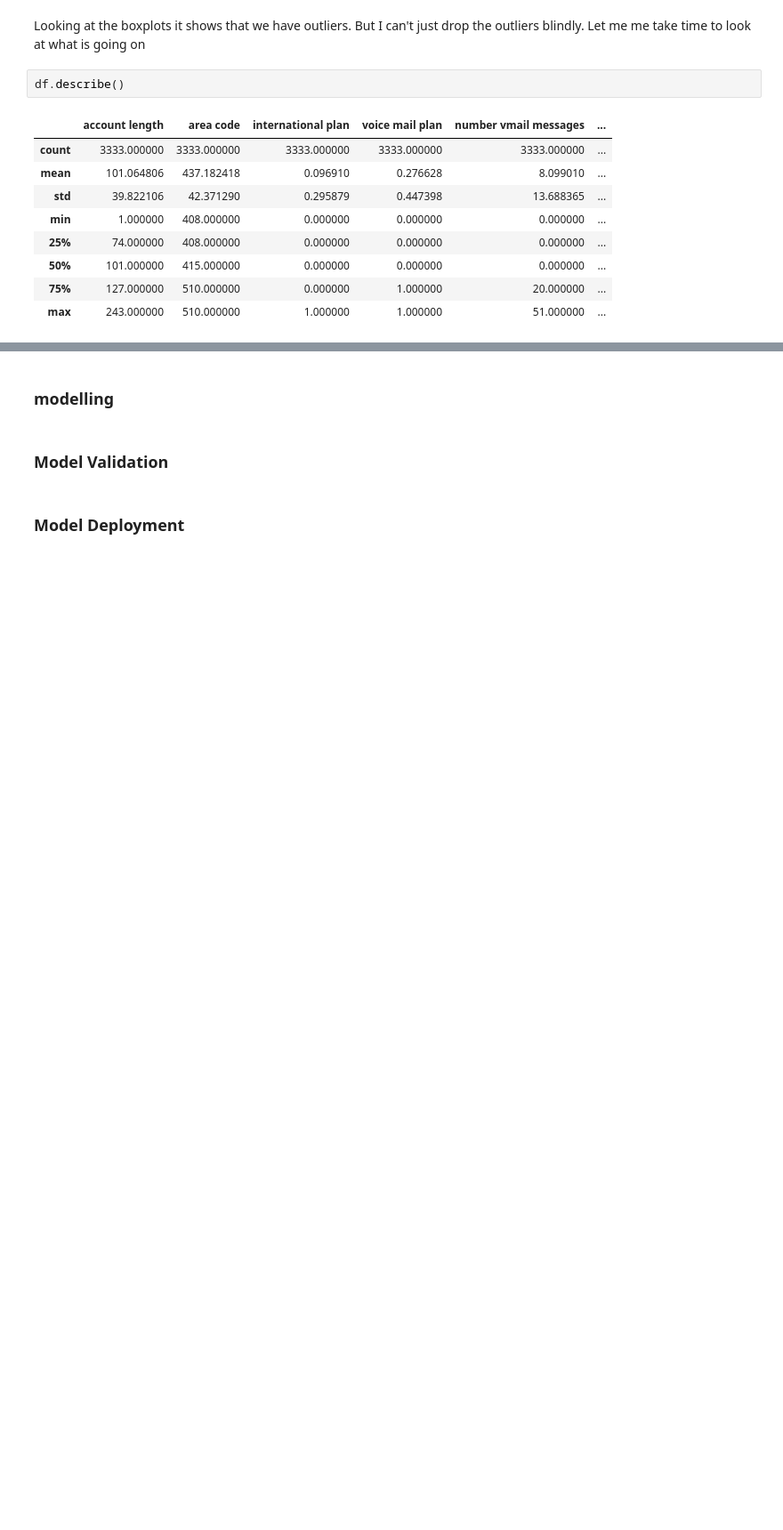
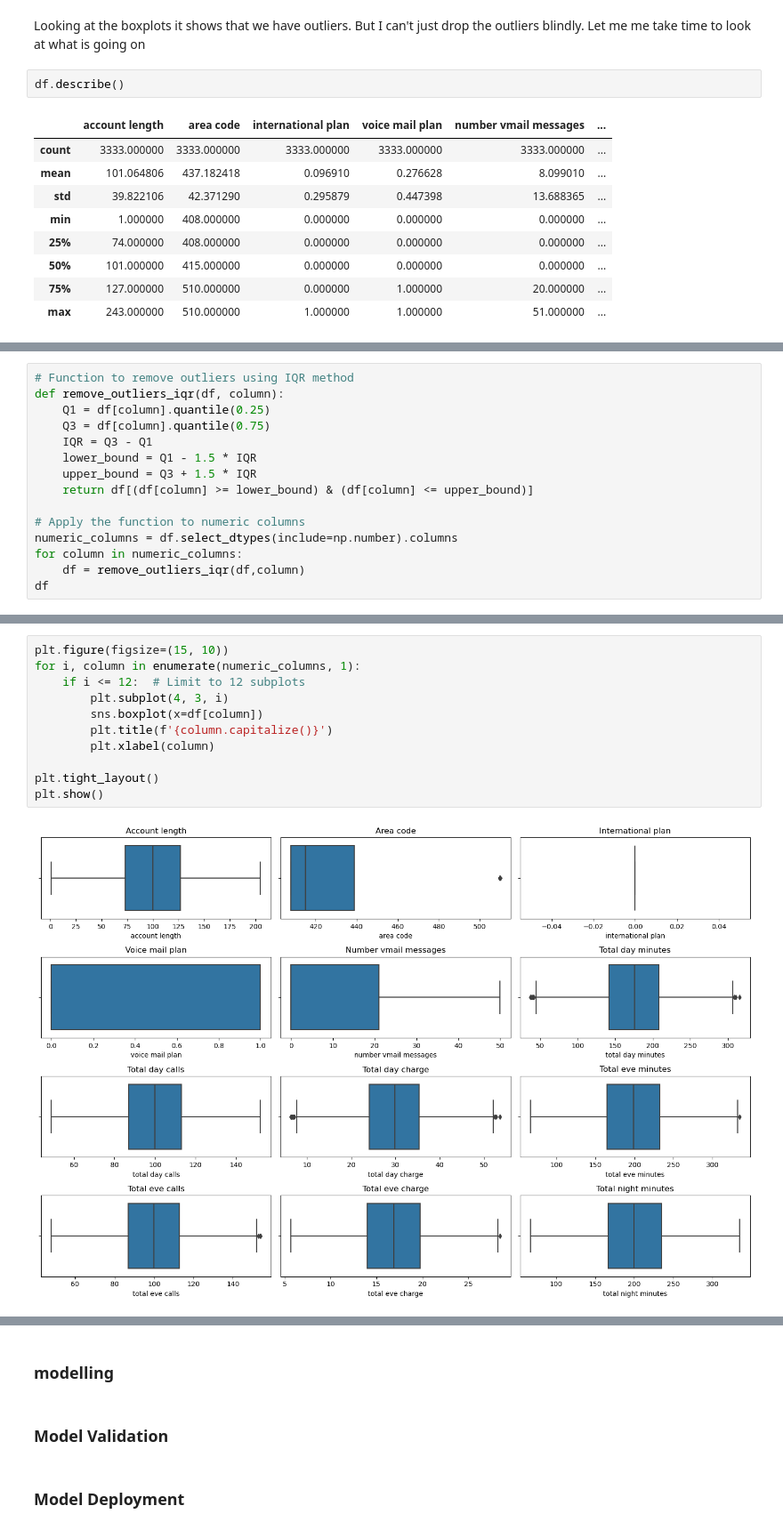
Before and after one commit to Atieng/Customer-Churn-Prediction, a Jupyter notebook: Customer-churn.ipynb, the cells around one changed output, grey strips where cells are left out. Shown: that part at 89% size. Drawn from its saved outputs; the diff is of its cells as text; blank space fills up the shorter version.

```diff
--- a/Customer-churn.ipynb
+++ b/Customer-churn.ipynb
@@ -364,0 +366,15 @@ print("\n=======================================================================
+# %%
+# Function to remove outliers using IQR method
+def remove_outliers_iqr(df, column):
+    Q1 = df[column].quantile(0.25)
+    Q3 = df[column].quantile(0.75)
+    IQR = Q3 - Q1
+    lower_bound = Q1 - 1.5 * IQR
+    upper_bound = Q3 + 1.5 * IQR
+    return df[(df[column] >= lower_bound) & (df[column] <= upper_bound)]
+
+# Apply the function to numeric columns
+numeric_columns = df.select_dtypes(include=np.number).columns
+for column in numeric_columns:
+    df = remove_outliers_iqr(df,column)
+df
@@ -364,0 +395,13 @@ print("\n=======================================================================
+# %%
+plt.figure(figsize=(15, 10))
+for i, column in enumerate(numeric_columns, 1):
+    if i <= 12:  # Limit to 12 subplots
+        plt.subplot(4, 3, i)
+        sns.boxplot(x=df[column])
+        plt.title(f'{column.capitalize()}')
+        plt.xlabel(column)
+
+plt.tight_layout()
+plt.show()
+# %% [output]
+[figure, added]
```
Also changed, not shown: parts of 17 cells of this notebook.
